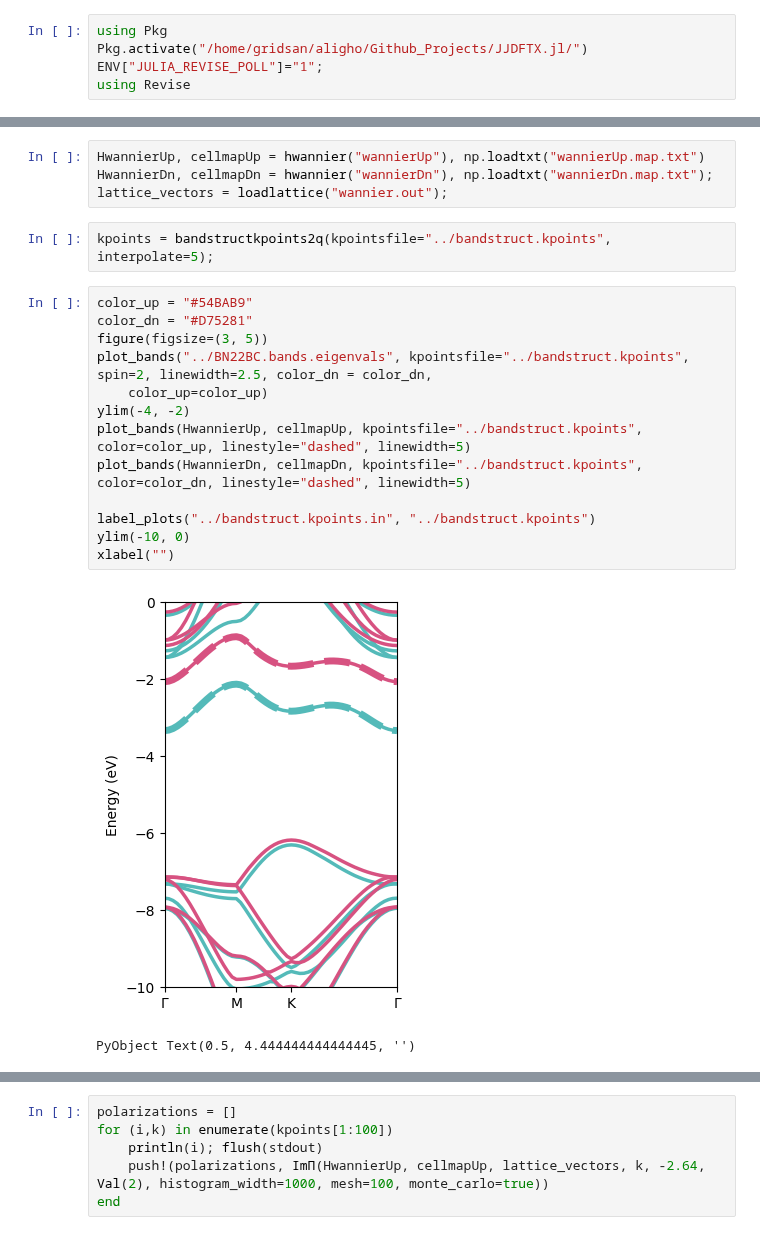
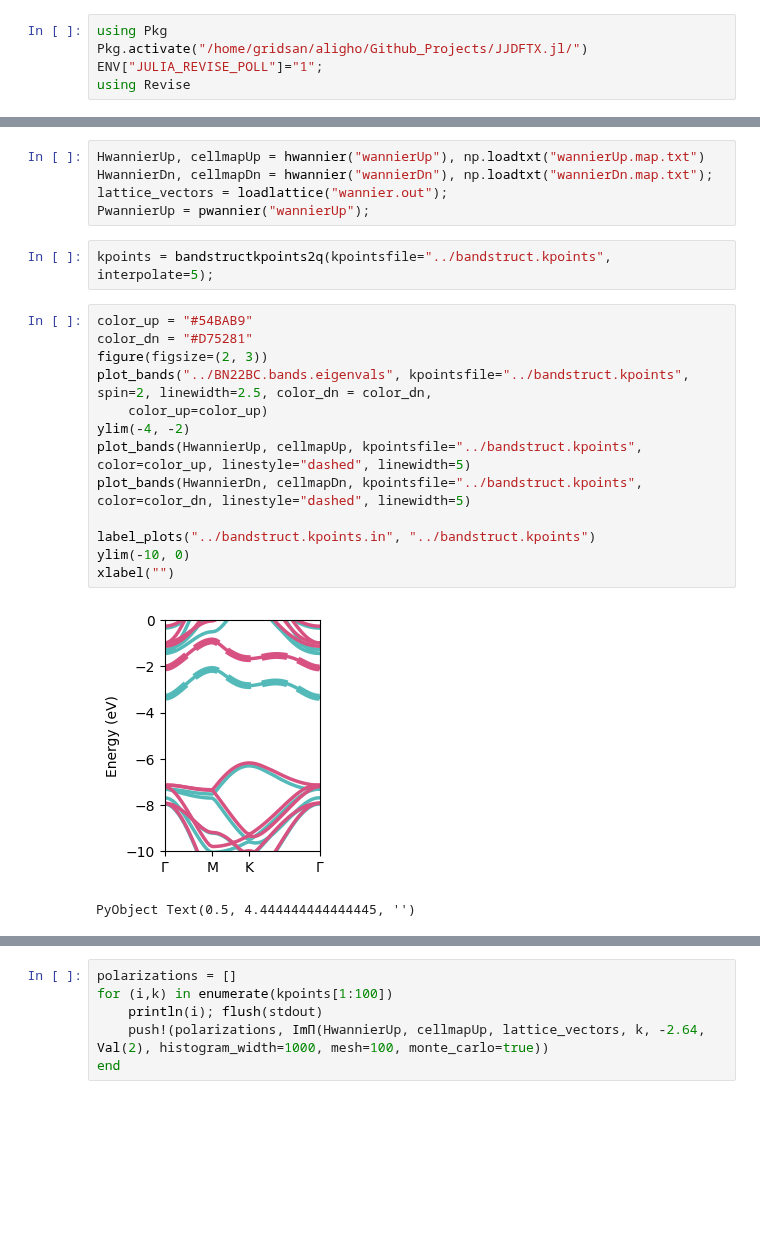
Before and after one commit to AliGhorashiCMT/Plasmons_Paper, a Jupyter notebook: Substitutional_Defects/BN22BC/Plasmons/Analyze.ipynb, the cells around one changed output, grey strips where cells are left out. Drawn from its saved outputs; the diff is of its cells as text; blank space fills up the shorter version.

```diff
--- a/Substitutional_Defects/BN22BC/Plasmons/Analyze.ipynb
+++ b/Substitutional_Defects/BN22BC/Plasmons/Analyze.ipynb
@@ -9,23 +12,24 @@ using PyPlot, PyCall, Peaks, Statistics, JJDFTX;
 HwannierUp, cellmapUp = hwannier("wannierUp"), np.loadtxt("wannierUp.map.txt")
 HwannierDn, cellmapDn = hwannier("wannierDn"), np.loadtxt("wannierDn.map.txt");
 lattice_vectors = loadlattice("wannier.out");
+PwannierUp = pwannier("wannierUp");
 # %%
 kpoints = bandstructkpoints2q(kpointsfile="../bandstruct.kpoints", interpolate=5);
 # %%
 color_up = "#54BAB9"
 color_dn = "#D75281"
-figure(figsize=(3, 5))
+figure(figsize=(2, 3))
 plot_bands("../BN22BC.bands.eigenvals", kpointsfile="../bandstruct.kpoints", spin=2, linewidth=2.5, color_dn = color_dn,
     color_up=color_up)
 ylim(-4, -2)
 plot_bands(HwannierUp, cellmapUp, kpointsfile="../bandstruct.kpoints", color=color_up, linestyle="dashed", linewidth=5)
 plot_bands(HwannierDn, cellmapDn, kpointsfile="../bandstruct.kpoints", color=color_dn, linestyle="dashed", linewidth=5)
 
 label_plots("../bandstruct.kpoints.in", "../bandstruct.kpoints")
 ylim(-10, 0)
 xlabel("")
 # %% [output]
-[figure, old version]
+[figure, new version]
 PyObject Text(0.5, 4.444444444444445, '')
 # %%
 es, ds = density_of_states(HwannierUp, cellmapUp, Val(2), monte_carlo=true, mesh=30, num_blocks=1000, histogram_width=100)
```
Also changed, not shown: parts of 26 cells of this notebook, 2 other files.
